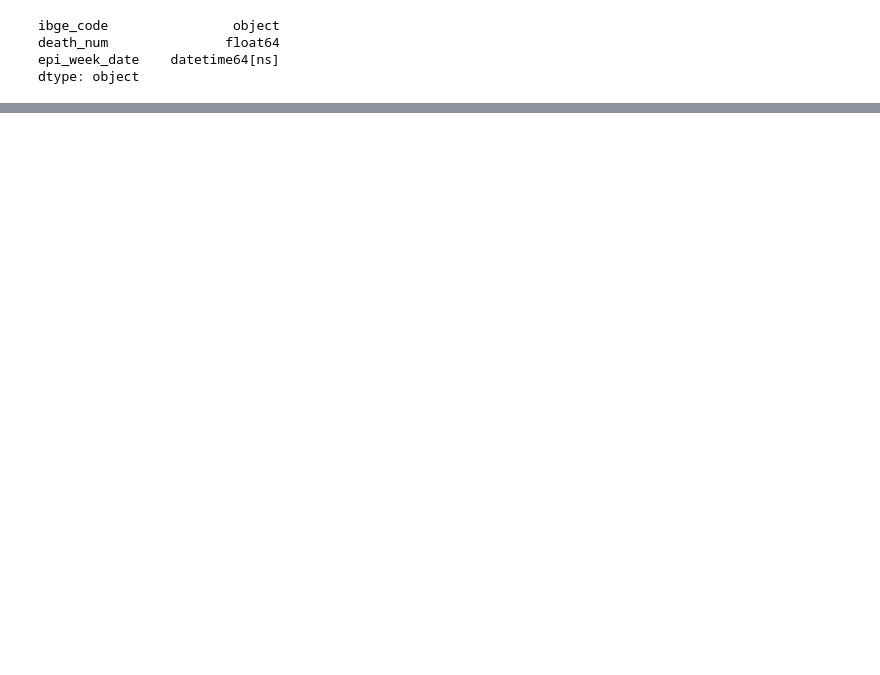
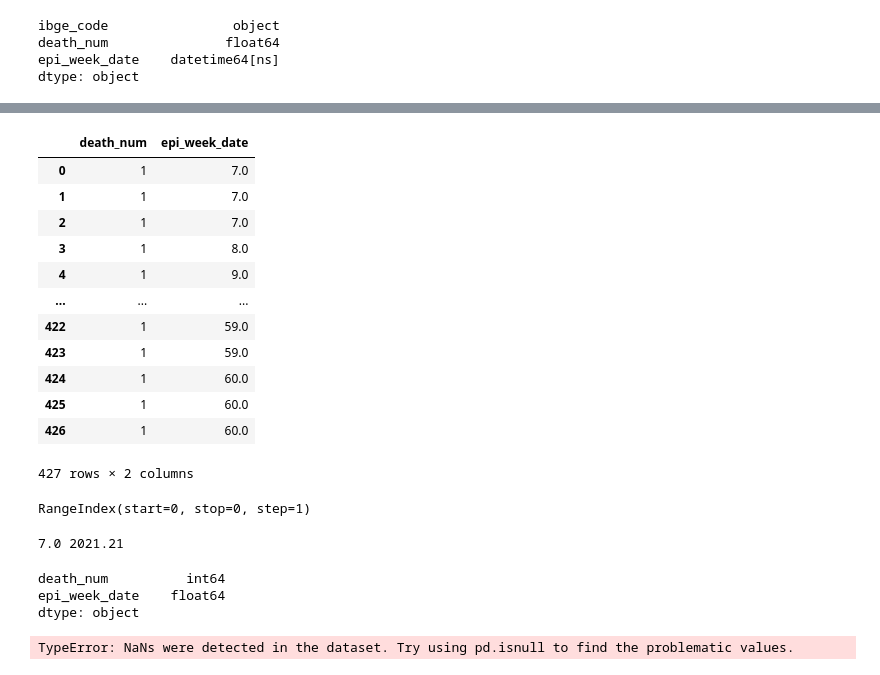
Before and after one commit to alexandrepereiraarq/COVIDGI, a Jupyter notebook: CVGI_MR_04_upscaling.ipynb, the cells around one changed output, grey strips where cells are left out. Saved outputs shown, nothing was run; the diff lists cells and outputs as text; code cells hidden in the pictures; blank space fills up the shorter version.

```diff
--- a/CVGI_MR_04_upscaling.ipynb
+++ b/CVGI_MR_04_upscaling.ipynb
@@ -99,0 +182,38 @@ dtype: object
+# %%
+c = 0
+for id_wk, val_wk in enumerate(cases_test.epi_week):
+        cases_teste_pop.epi_week_date[id_wk] = val_wk
+        c+=1
+#        if c > 500: break
+#        c = c + 1
+        #check if there are any cases, otherwise skip
+        var_deaths = cases_test[(cases_test.epi_week == val_wk)].new_deaths.tolist()[0]
+        #print(var_deaths,val_wk)
+        #wk = float(id_wk)
+        if var_deaths > 0:
+            for i in range(var_deaths):
+        #        print(val_wk,var_deaths, i)
+                cases_teste_pop = cases_teste_pop.append({'death_num':1,'epi_week_date':c}, ignore_index = True)
+cases_teste_pop
+# %% [output]
+|  | death_num | epi_week_date |
+| 0 | 1 | 7.0 |
+| 1 | 1 | 7.0 |
+| 2 | 1 | 7.0 |
+| 3 | 1 | 8.0 |
+| 4 | 1 | 9.0 |
+| ... | ... | ... |
+| 422 | 1 | 59.0 |
+| 423 | 1 | 59.0 |
+| 424 | 1 | 60.0 |
+| 425 | 1 | 60.0 |
+| 426 | 1 | 60.0 |
+427 rows × 2 columns
+# %%
+cases_teste_pop.index
+# %% [output]
+RangeIndex(start=0, stop=0, step=1)
+# %%
+print(cases_test_pop['epi_week_date'].min(), cases_test_pop['epi_week_date'].max())
+# %% [output]
+7.0 2021.21
@@ -99,0 +222,23 @@ dtype: object
+# %%
+cases_test_pop.dtypes
+# %% [output]
+death_num          int64
+epi_week_date    float64
+dtype: object
+# %%
+kmf2 = KaplanMeierFitter()
+
+T = cases_test_pop['epi_week_date']     ## time to event
+E = cases_test_pop['death_num']      ## variable indicating the event
+
+#cohorts = df['StreamingTV']
+#i1 = (cohorts == 'No')
+#i2 = (cohorts == 'Yes')
+
+kmf2.fit(T,E)
+a1 = kmf2.plot()
+#kmf1.fit(T[i2], E[i2], label='Subscribed Streaming TV')
+#kmf2.plot(ax=a1)
+plt.show()
+# %% [output]
+TypeError: NaNs were detected in the dataset. Try using pd.isnull to find the problematic values.
```
Also changed, not shown: parts of 16 cells of this notebook, 1 other file.
